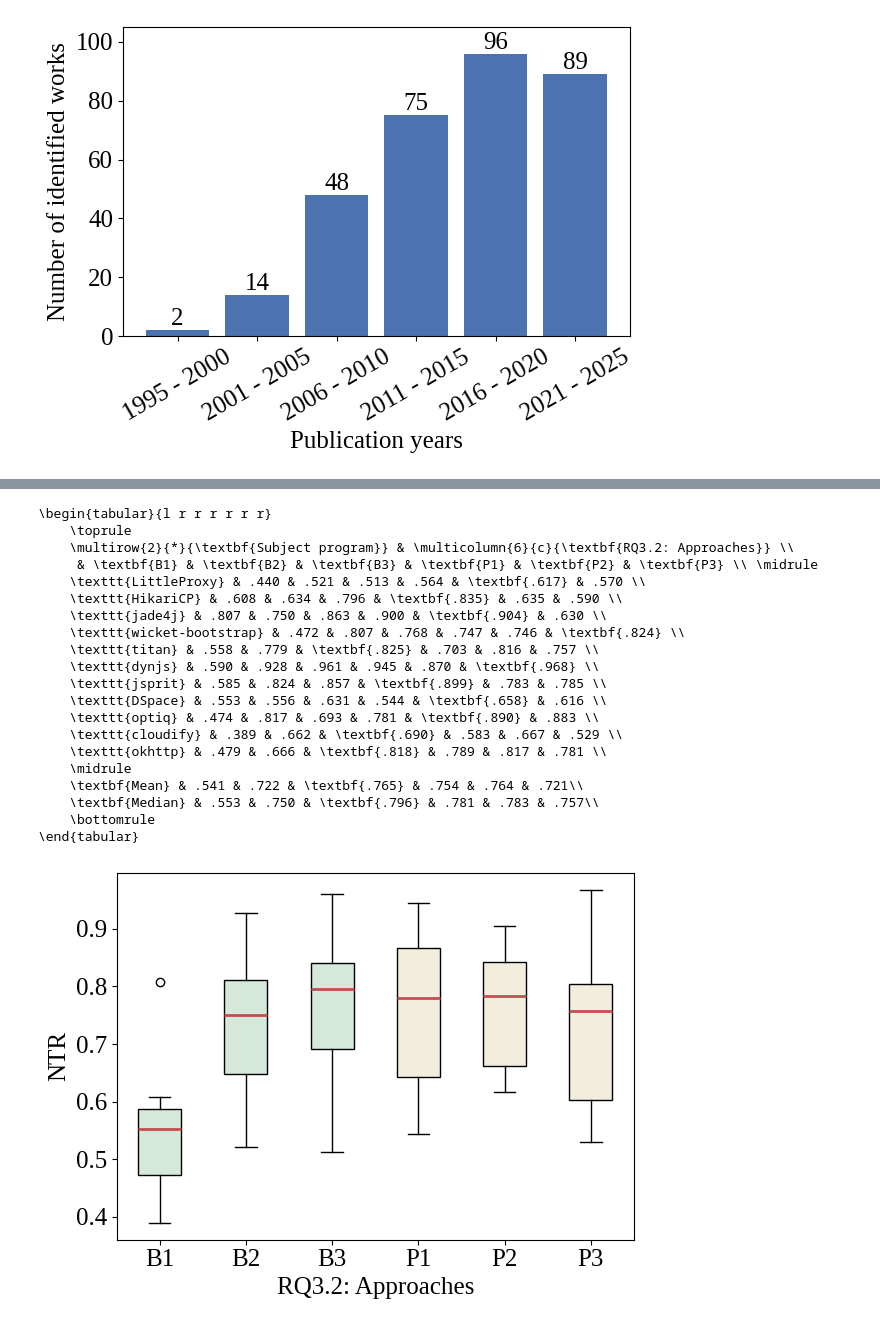
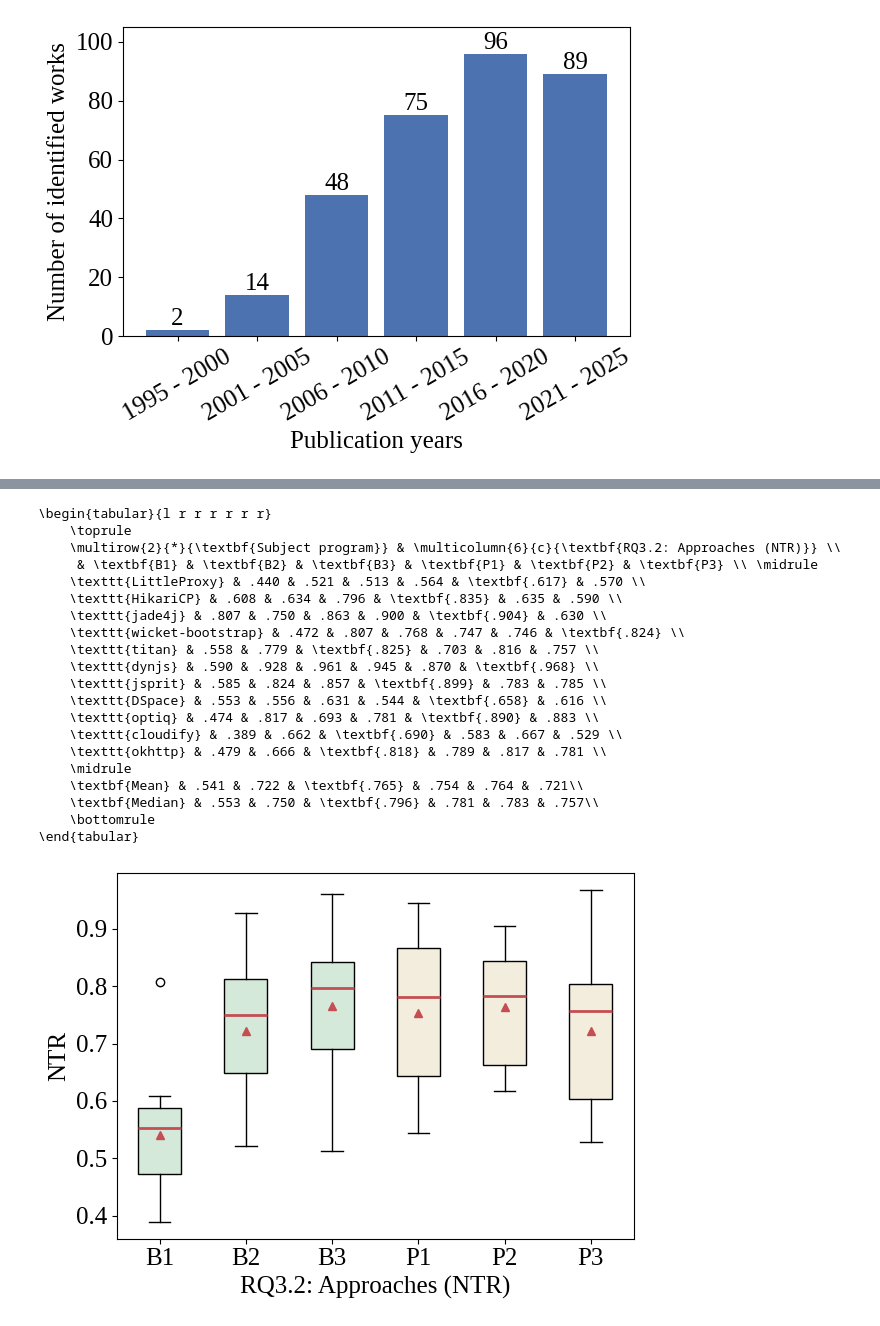
Before and after one commit to LechMadeyski/MSc25TomaszChojnacki, a Jupyter notebook: figures/figures.ipynb, the cells around one changed output, grey strips where cells are left out. Drawn from its saved outputs; the diff is of its cells as text; code cells hidden in the pictures.

Commit message:
Add means to boxplots

```diff
--- a/figures/figures.ipynb
+++ b/figures/figures.ipynb
@@ -53,7 +53,7 @@ def rq_boxplot(
     plt.clf()
     plt.xlabel(xlabel)
     plt.ylabel(ylabel)
-    bp = plt.boxplot(values, tick_labels=tlabel, patch_artist=True, medianprops={"color": "C2", "linewidth": 2})
+    bp = plt.boxplot(values, tick_labels=tlabel, patch_artist=True, showmeans=True, medianprops={"color": "C2", "linewidth": 2})
     for bi, box in enumerate(bp["boxes"]):
         box.set_facecolor(BC if bi < baseline else PC)
     if negative:
@@ -427,34 +428,34 @@ rq(
 # %%
 rq(
     input="rq3-ntr",
     ais=range(6),
     ylabel="NTR",
-    xlabel="RQ3.2: Approaches",
+    xlabel="RQ3.2: Approaches (NTR)",
     tlabel=["B1", "B2", "B3", "P1", "P2", "P3"],
     baseline=3,
 )
 # %% [output]
 \begin{tabular}{l r r r r r r}
     \toprule
-    \multirow{2}{*}{\textbf{Subject program}} & \multicolumn{6}{c}{\textbf{RQ3.2: Approaches}} \\
+    \multirow{2}{*}{\textbf{Subject program}} & \multicolumn{6}{c}{\textbf{RQ3.2: Approaches (NTR)}} \\
      & \textbf{B1} & \textbf{B2} & \textbf{B3} & \textbf{P1} & \textbf{P2} & \textbf{P3} \\ \midrule
     \texttt{LittleProxy} & .440 & .521 & .513 & .564 & \textbf{.617} & .570 \\
     \texttt{HikariCP} & .608 & .634 & .796 & \textbf{.835} & .635 & .590 \\
     \texttt{jade4j} & .807 & .750 & .863 & .900 & \textbf{.904} & .630 \\
     \texttt{wicket-bootstrap} & .472 & .807 & .768 & .747 & .746 & \textbf{.824} \\
     \texttt{titan} & .558 & .779 & \textbf{.825} & .703 & .816 & .757 \\
     \texttt{dynjs} & .590 & .928 & .961 & .945 & .870 & \textbf{.968} \\
     \texttt{jsprit} & .585 & .824 & .857 & \textbf{.899} & .783 & .785 \\
     \texttt{DSpace} & .553 & .556 & .631 & .544 & \textbf{.658} & .616 \\
     \texttt{optiq} & .474 & .817 & .693 & .781 & \textbf{.890} & .883 \\
     \texttt{cloudify} & .389 & .662 & \textbf{.690} & .583 & .667 & .529 \\
     \texttt{okhttp} & .479 & .666 & \textbf{.818} & .789 & .817 & .781 \\
     \midrule
     \textbf{Mean} & .541 & .722 & \textbf{.765} & .754 & .764 & .721\\
     \textbf{Median} & .553 & .750 & \textbf{.796} & .781 & .783 & .757\\
     \bottomrule
 \end{tabular}
-[figure, old version]
+[figure, new version]
 # %%
 rq(
     input="rq3-atr",
```
Also changed, not shown: parts of 10 cells of this notebook, 12 other files.
